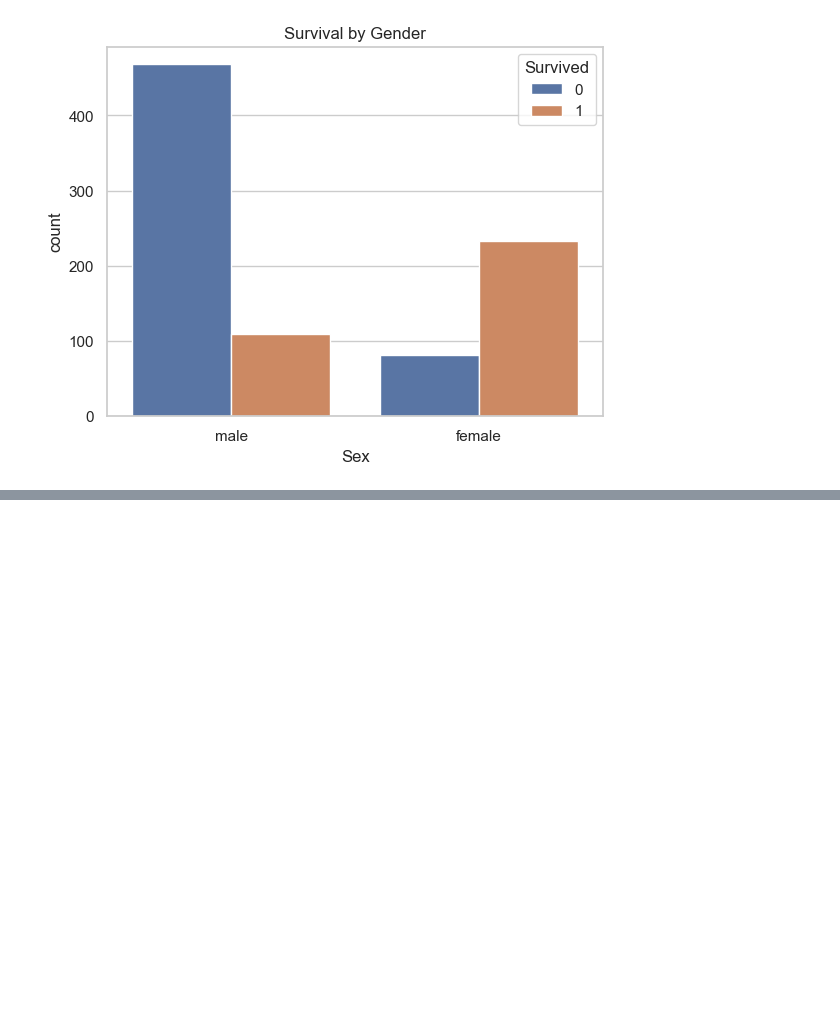
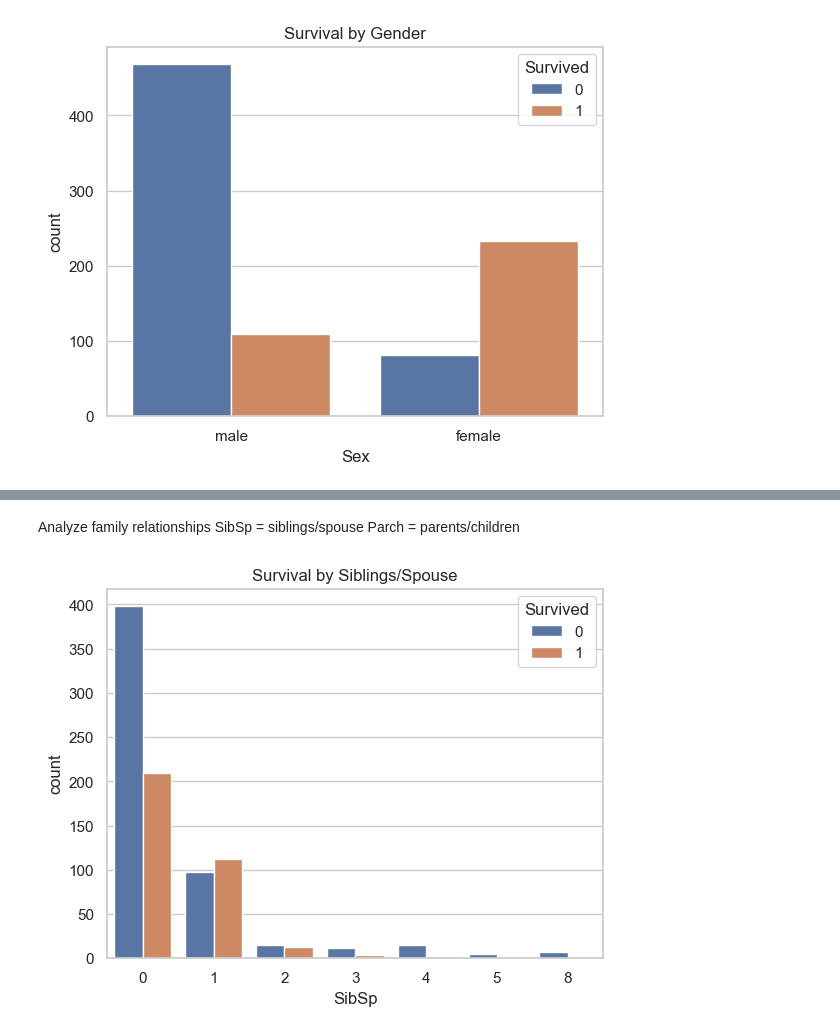
Before and after one commit to nimrodq/titanic-kaggle, a Jupyter notebook: notebooks/exploration.ipynb, the cells around one changed output, grey strips where cells are left out. Saved outputs shown, nothing was run; the diff lists cells and outputs as text; code cells hidden in the pictures; blank space fills up the shorter version.

```diff
--- a/notebooks/exploration.ipynb
+++ b/notebooks/exploration.ipynb
@@ -82,0 +121,15 @@ plt.show()
+# %% [markdown]
+Analyze family relationships
+SibSp = siblings/spouse
+Parch = parents/children
+# %%
+sns.countplot(
+    data=train,
+    x="SibSp",
+    hue="Survived"
+)
+
+plt.title("Survival by Siblings/Spouse")
+plt.show()
+# %% [output]
+[figure, added]
```
Also changed, not shown: parts of 14 cells of this notebook.
